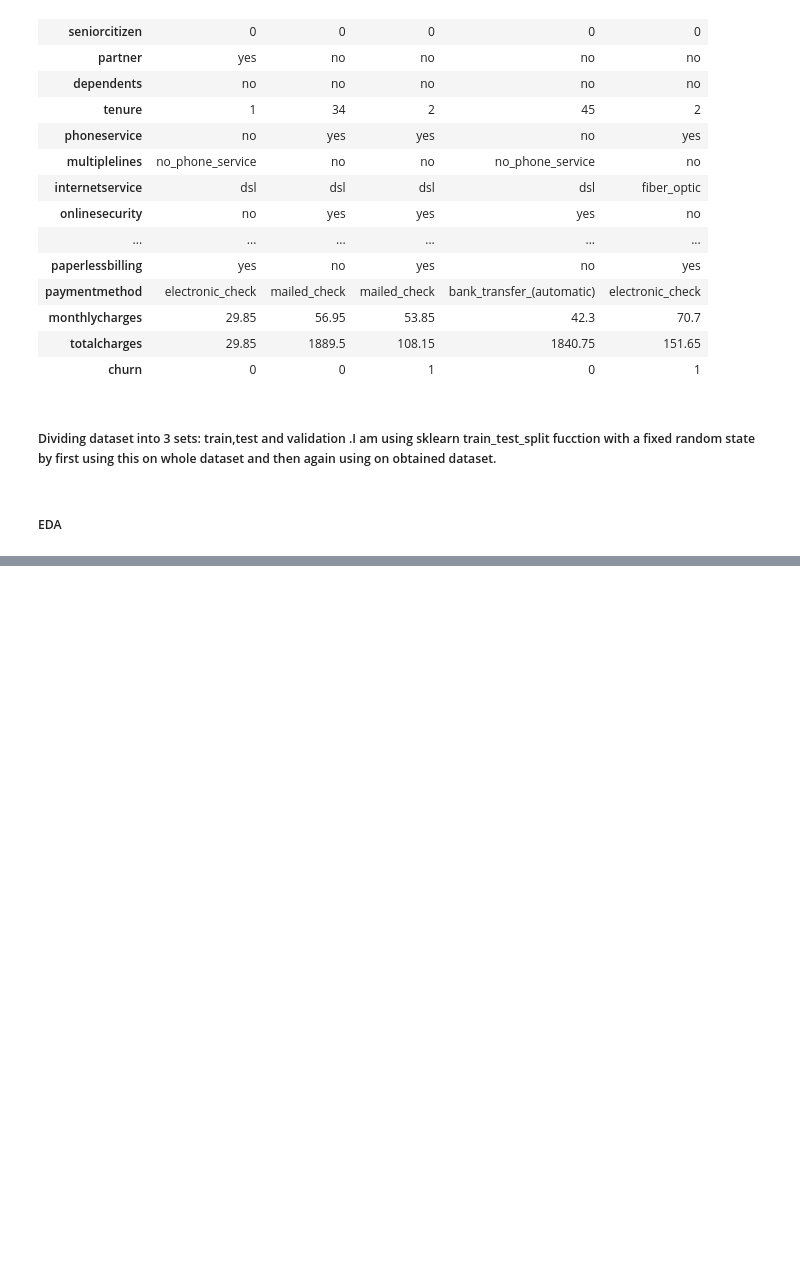
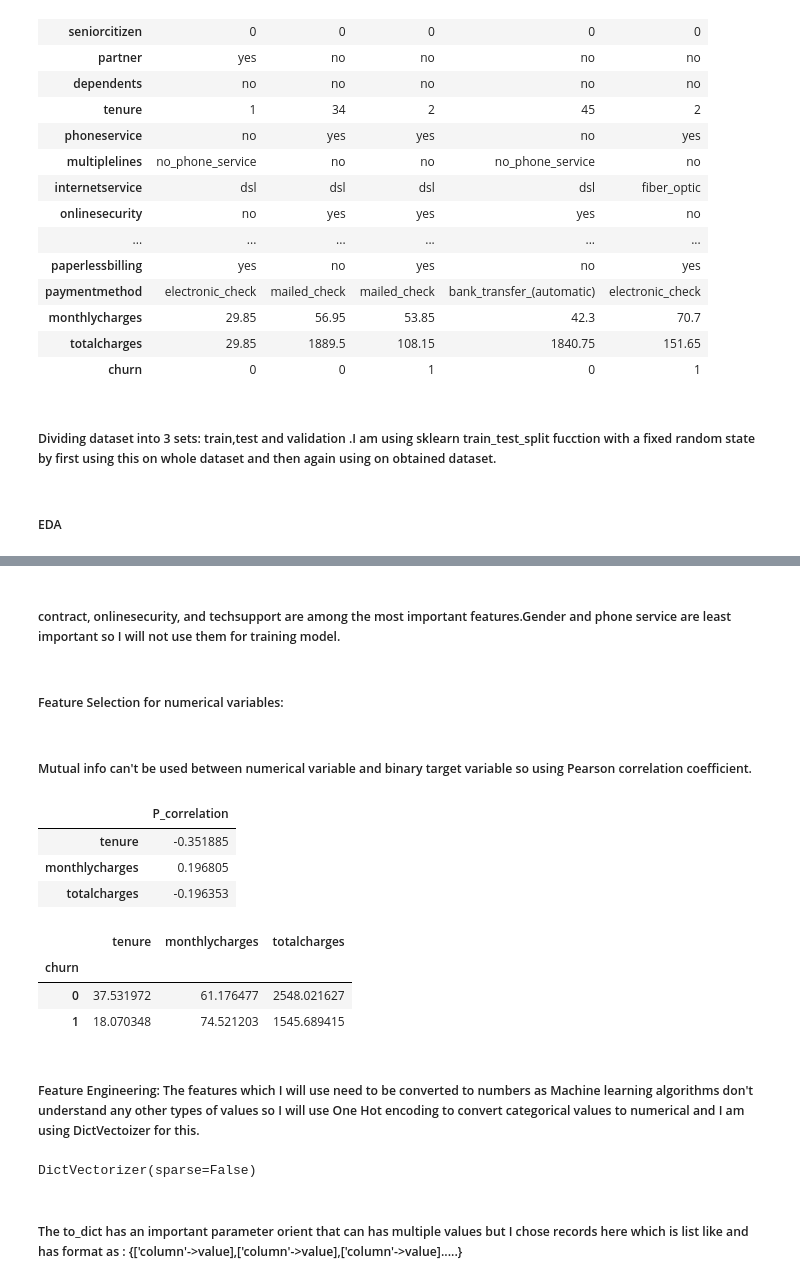
Before and after one commit to ver-akshat/Churn-Prediction, a Jupyter notebook: Churn_prediction_Telecom.ipynb, the cells around one changed output, grey strips where cells are left out. Drawn from its saved outputs; the diff is of its cells as text; code cells hidden in the pictures; blank space fills up the shorter version.

```diff
--- a/Churn_prediction_Telecom.ipynb
+++ b/Churn_prediction_Telecom.ipynb
@@ -120,0 +290,22 @@ X_T
+# %% [markdown]
+##### contract, onlinesecurity, and techsupport are among the most important features.Gender and phone service are least important so I will not use them for training model.
+# %% [markdown]
+##### Feature Selection for numerical variables:
+# %% [markdown]
+##### Mutual info can't be used between numerical variable and binary target variable so using Pearson correlation coefficient.
+# %%
+X_T[numerical].corrwith(X_T.churn).to_frame('P_correlation')
+# %% [output]
+|  | P_correlation |
+| tenure | -0.351885 |
+| monthlycharges | 0.196805 |
+| totalcharges | -0.196353 |
+# %%
+X_T.groupby(by='churn')[numerical].mean()
+# %% [output]
+|  | tenure | monthlycharges | totalcharges |
+| churn |  |  |  |
+| 0 | 37.531972 | 61.176477 | 2548.021627 |
+| 1 | 18.070348 | 74.521203 | 1545.689415 |
+# %% [markdown]
+##### Feature Engineering: The features which I will use need to be converted to numbers as Machine learning algorithms don't understand any other types of values so I will use One Hot encoding to convert categorical values to numerical and I am using DictVectoizer for this.
@@ -120,0 +316,7 @@ X_T
+# %%
+train_dic=X_train[numerical+categorical].to_dict(orient='records')
+dv.fit(train_dic)
+# %% [output]
+DictVectorizer(sparse=False)
+# %% [markdown]
+##### The to_dict has an important parameter orient that can has multiple values but I chose records here which is list like and has format as : {['column'->value],['column'->value],['column'->value].....}
```
Also changed, not shown: parts of 28 cells of this notebook.
